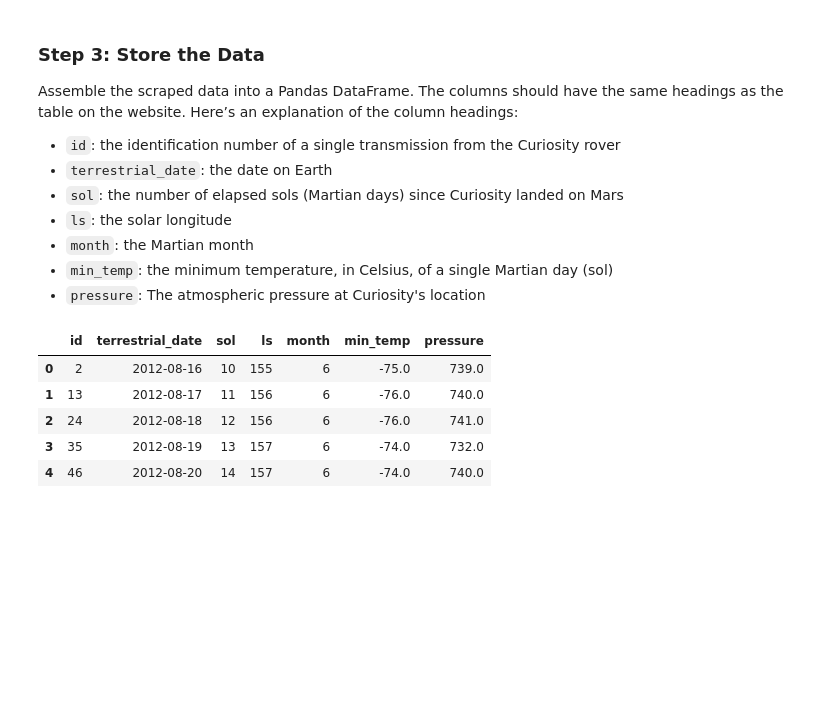
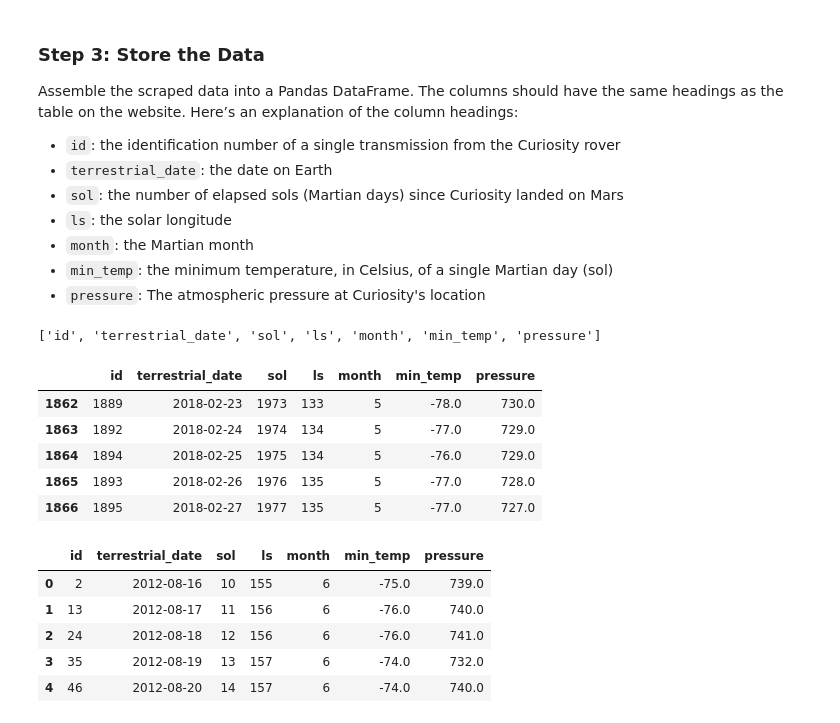
Before and after one commit to rabellan/web_scraping_challenge, a Jupyter notebook: part_2_mars_weather.ipynb, the cells around one changed output. Drawn from its saved outputs; the diff is of its cells as text; code cells hidden in the pictures; blank space fills up the shorter version.

```diff
--- a/part_2_mars_weather.ipynb
+++ b/part_2_mars_weather.ipynb
@@ -75,0 +75,5 @@ mars_temp_data
+# %%
+# Extract all rows of data
+# Use 'find' in the soup object and pop the result in mars_temperature_data
+mars_temperature_data = mars_temp_soup.find('table', class_='table')
+mars_temperature_data
@@ -99,5 +121,15 @@ Assemble the scraped data into a Pandas DataFrame. The columns should have the s
 * `pressure`: The atmospheric pressure at Curiosity's location
 # %%
 # Create an empty list
+mars_header_list = []
 
 # Loop through the scraped data to create a list of rows
+mars_weather_table = table_headings # re-assign value of table_headings to something more readable like 'mars_weather_table'
+
+for header_element in mars_weather_table:
+    title = header_element.text # find text inside 'th' element
+    mars_header_list.append(title)
+
+mars_header_list # the list of all 'header text'
+# %% [output]
+['id', 'terrestrial_date', 'sol', 'ls', 'month', 'min_temp', 'pressure']
@@ -106,3 +136,26 @@ Assemble the scraped data into a Pandas DataFrame. The columns should have the s
+# %%
+# Create a Pandas DataFrame by using the list of rows and a list of the column names - solution
+mars_weather_df = pd.DataFrame(columns=mars_header_list)
+#mars_weather_df
+
+# Loop through the table, mars_temperature_data, looking for 'td' data cell
+# The number of 'td' in a table tow, <tr class="data row"> should correspond
+# to the number 'th' header in mars_header_list
+for row in mars_temperature_data.find_all('tr', class_='data-row'):
+    data = row.find_all('td')
+    row_data=[td.text.strip() for td in data]
+    th_length = len(mars_weather_df) #find lentgth of mars_weather_df dataframe header
+    mars_weather_df.loc[th_length] = row_data # insert row data list in mars_weather_df dataframe
+# %%
+# Confirm DataFrame was created successfully
+mars_weather_df.tail()
+# %% [output]
+|  | id | terrestrial_date | sol | ls | month | min_temp | pressure |
+| 1862 | 1889 | 2018-02-23 | 1973 | 133 | 5 | -78.0 | 730.0 |
+| 1863 | 1892 | 2018-02-24 | 1974 | 134 | 5 | -77.0 | 729.0 |
+| 1864 | 1894 | 2018-02-25 | 1975 | 134 | 5 | -76.0 | 729.0 |
+| 1865 | 1893 | 2018-02-26 | 1976 | 135 | 5 | -77.0 | 728.0 |
+| 1866 | 1895 | 2018-02-27 | 1977 | 135 | 5 | -77.0 | 727.0 |
 # %%
 # Confirm DataFrame was created successfully
 # %% [output]
```
Also changed, not shown: parts of 14 cells of this notebook.
